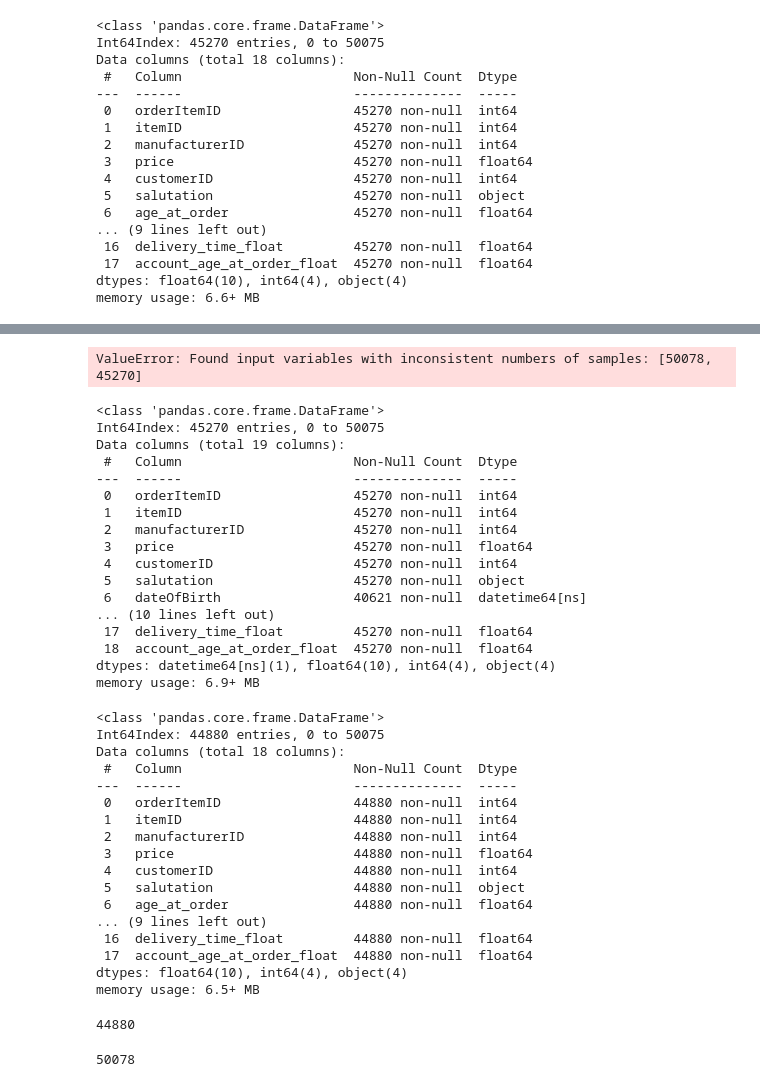
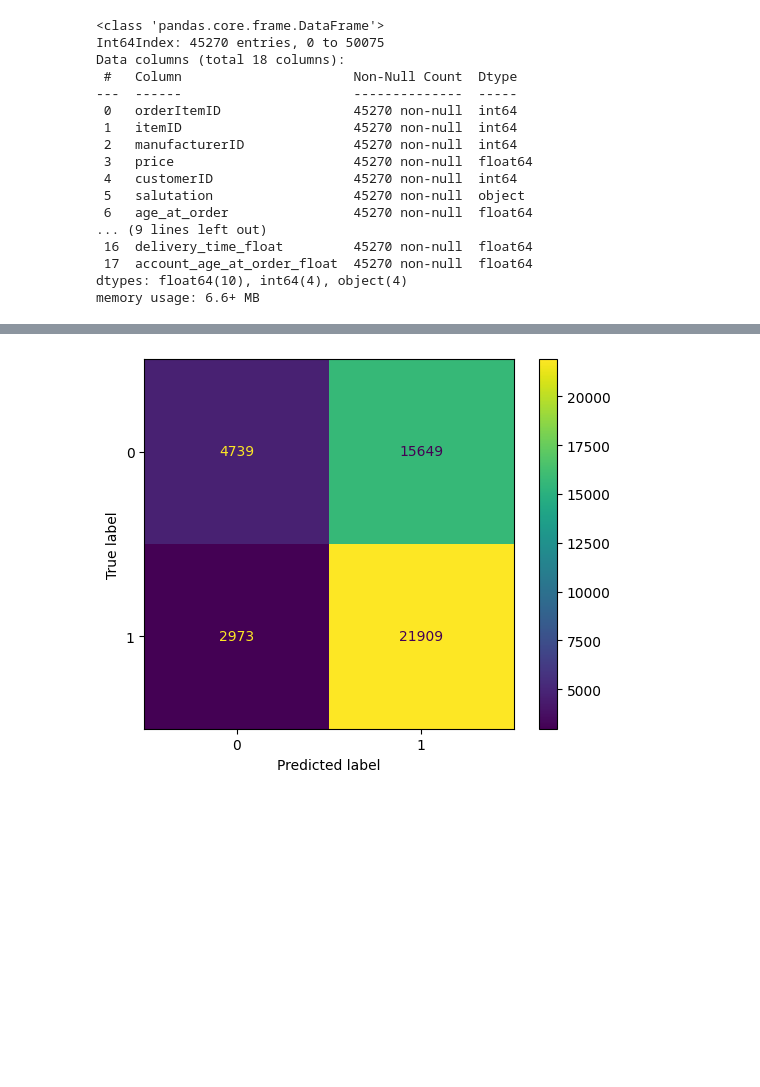
Before and after one commit to Dom1n1kD/master_hsh_ki, a Jupyter notebook: exam_data_mining_cup/exam_dmc_2014_class.ipynb, the cells around one changed output, grey strips where cells are left out. Cells and saved outputs as stored; diff of their text form; code cells hidden in the pictures; blank space fills up the shorter version.

```diff
--- a/exam_data_mining_cup/exam_dmc_2014_class.ipynb
+++ b/exam_data_mining_cup/exam_dmc_2014_class.ipynb
@@ -763,3 +735,7 @@ y = pd.read_csv('data/DMC 2014_realclass.txt', delimiter=';')
+# %%
+y = df[['orderItemID', 'returnShipment']]
+X_target = pd.Series(df['returnShipment'], name='returnShipment')
+X = df.drop(columns='returnShipment')
 # %%
 X['delivery_month'] = X['deliveryDate'].dt.month
 X['delivery_day'] = X['deliveryDate'].dt.day
@@ -884,0 +853,2 @@ X_encoded.head()
+# %%
+X_encoded.drop(columns=['orderItemID', 'itemID', 'manufacturerID', 'customerID'], inplace=True)
@@ -885,29 +857,8 @@ X_encoded.head()
 # %%
-y_pred = clf_svm.predict(X_encoded)
-cm = confusion_matrix(y, y_pred, labels=clf_svm.classes_)
+cm = confusion_matrix(X_target, y_pred, labels=clf_svm.classes_)
 
 disp = ConfusionMatrixDisplay(confusion_matrix=cm, display_labels=clf_svm.classes_)
 disp.plot()
 plt.show()
 # %% [output]
-ValueError: Found input variables with inconsistent numbers of samples: [50078, 45270]
+[figure, added]
-# %%
-X.info()
-# %% [output]
-<class 'pandas.core.frame.DataFrame'>
-Int64Index: 45270 entries, 0 to 50075
-Data columns (total 19 columns):
- #   Column                      Non-Null Count  Dtype
----  ------                      --------------  -----
- 0   orderItemID                 45270 non-null  int64
- 1   itemID                      45270 non-null  int64
- 2   manufacturerID              45270 non-null  int64
- 3   price                       45270 non-null  float64
- 4   customerID                  45270 non-null  int64
- 5   salutation                  45270 non-null  object
- 6   dateOfBirth                 40621 non-null  datetime64[ns]
-... (10 lines left out)
- 17  delivery_time_float         45270 non-null  float64
- 18  account_age_at_order_float  45270 non-null  float64
-dtypes: datetime64[ns](1), float64(10), int64(4), object(4)
-memory usage: 6.9+ MB
@@ -916,29 +865 @@ np.savetxt('output_files/ndarray_prediction.csv', y_pred, delimiter=',')
-# %%
-X.info()
-# %% [output]
-<class 'pandas.core.frame.DataFrame'>
-Int64Index: 44880 entries, 0 to 50075
-Data columns (total 18 columns):
- #   Column                      Non-Null Count  Dtype
----  ------                      --------------  -----
- 0   orderItemID                 44880 non-null  int64
- 1   itemID                      44880 non-null  int64
- 2   manufacturerID              44880 non-null  int64
- 3   price                       44880 non-null  float64
- 4   customerID                  44880 non-null  int64
- 5   salutation                  44880 non-null  object
- 6   age_at_order                44880 non-null  float64
-... (9 lines left out)
- 16  delivery_time_float         44880 non-null  float64
- 17  account_age_at_order_float  44880 non-null  float64
-dtypes: float64(10), int64(4), object(4)
-memory usage: 6.5+ MB
-# %%
-len(X)
-# %% [output]
-44880
-# %%
-len(y)
-# %% [output]
-50078
 # %%
```
Also changed, not shown: parts of 19 cells of this notebook, 3 other files.
